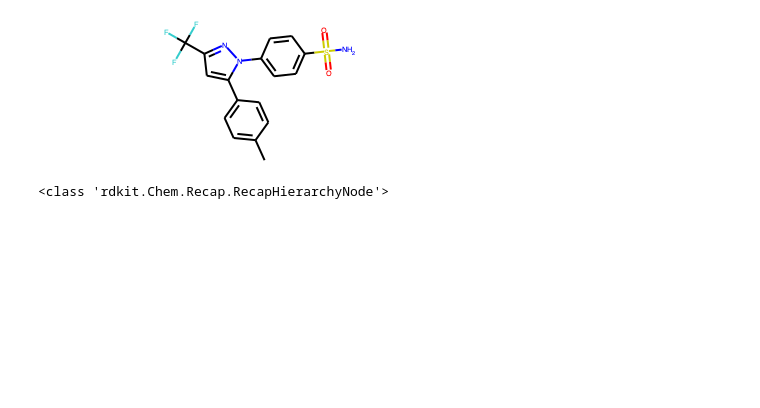
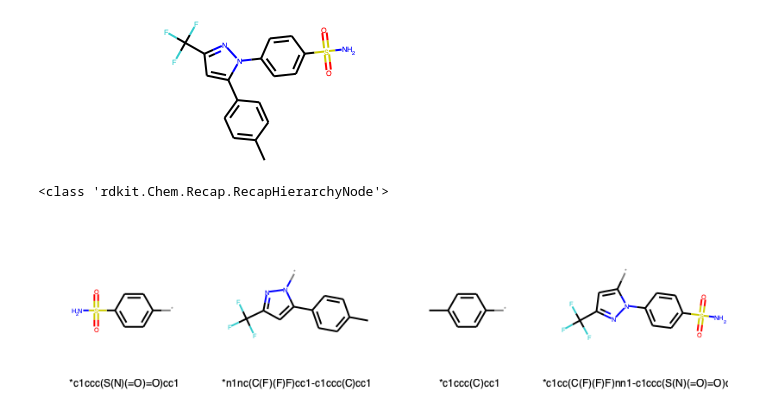
Before and after one commit to YoheiKoga/rdkittraining, a Jupyter notebook: 11_RECAP.ipynb, the cells around one changed output. Cells and saved outputs as stored; diff of their text form; code cells hidden in the pictures; blank space fills up the shorter version.

```diff
--- a/11_RECAP.ipynb
+++ b/11_RECAP.ipynb
@@ -21,3 +23,8 @@ celecoxib
 print(type(decomp))
 # %% [output]
 <class 'rdkit.Chem.Recap.RecapHierarchyNode'>
+# %%
+first_gen = [node.mol for node in decomp.children.values()]
+Draw.MolsToGridImage(first_gen, molsPerRow=4, legends=[Chem.MolToSmiles(m) for m in first_gen])
+# %% [output]
+[figure, added]
```
Also changed, not shown: parts of 5 cells of this notebook.
